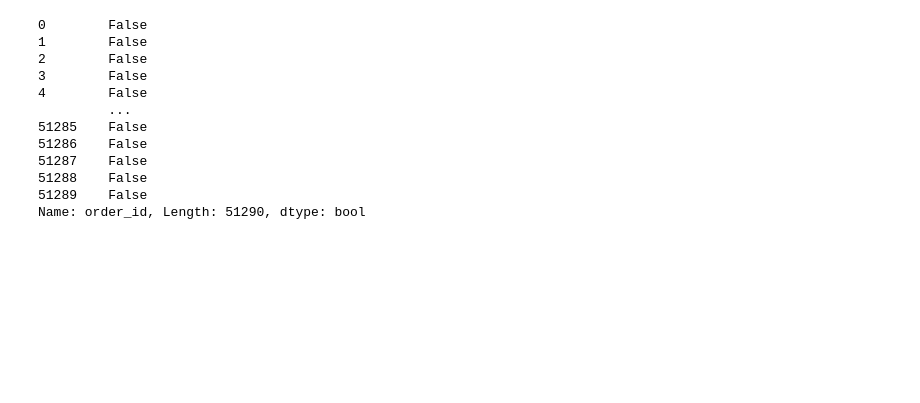
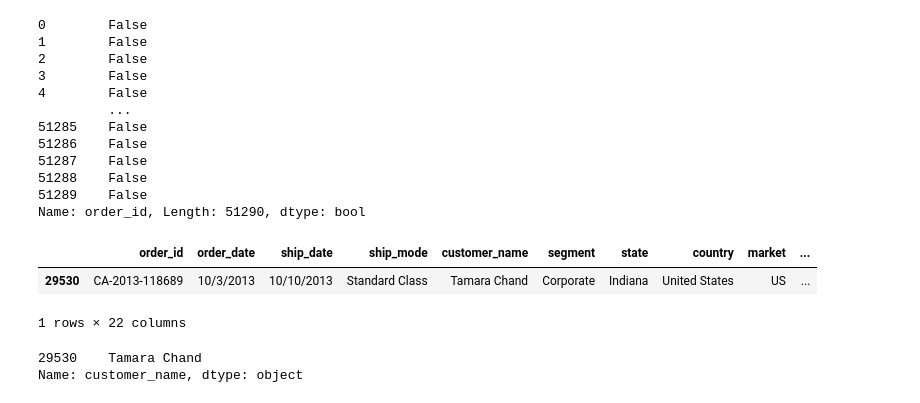
Before and after one commit to pranshuchaurasia/data-science-bootcamp, a Jupyter notebook: python-advanced/pandas_class2.ipynb, the cells around one changed output. Cells and saved outputs as stored; diff of their text form; code cells hidden in the pictures; blank space fills up the shorter version.

```diff
--- a/python-advanced/pandas_class2.ipynb
+++ b/python-advanced/pandas_class2.ipynb
@@ -231,3 +231,15 @@ df['order_id'].isnull()
 51288    False
 51289    False
 Name: order_id, Length: 51290, dtype: bool
+# %%
+df[df['profit']==max(df['profit'])]
+# %% [output]
+|  | order_id | order_date | ship_date | ship_mode | customer_name | segment | state | country | market | ... |
+| 29530 | CA-2013-118689 | 10/3/2013 | 10/10/2013 | Standard Class | Tamara Chand | Corporate | Indiana | United States | US | ... |
+1 rows × 22 columns
+# %%
+#filter out name
+df[df['profit']==max(df['profit'])]['customer_name']
+# %% [output]
+29530    Tamara Chand
+Name: customer_name, dtype: object
```
Also changed, not shown: parts of 4 cells of this notebook.
